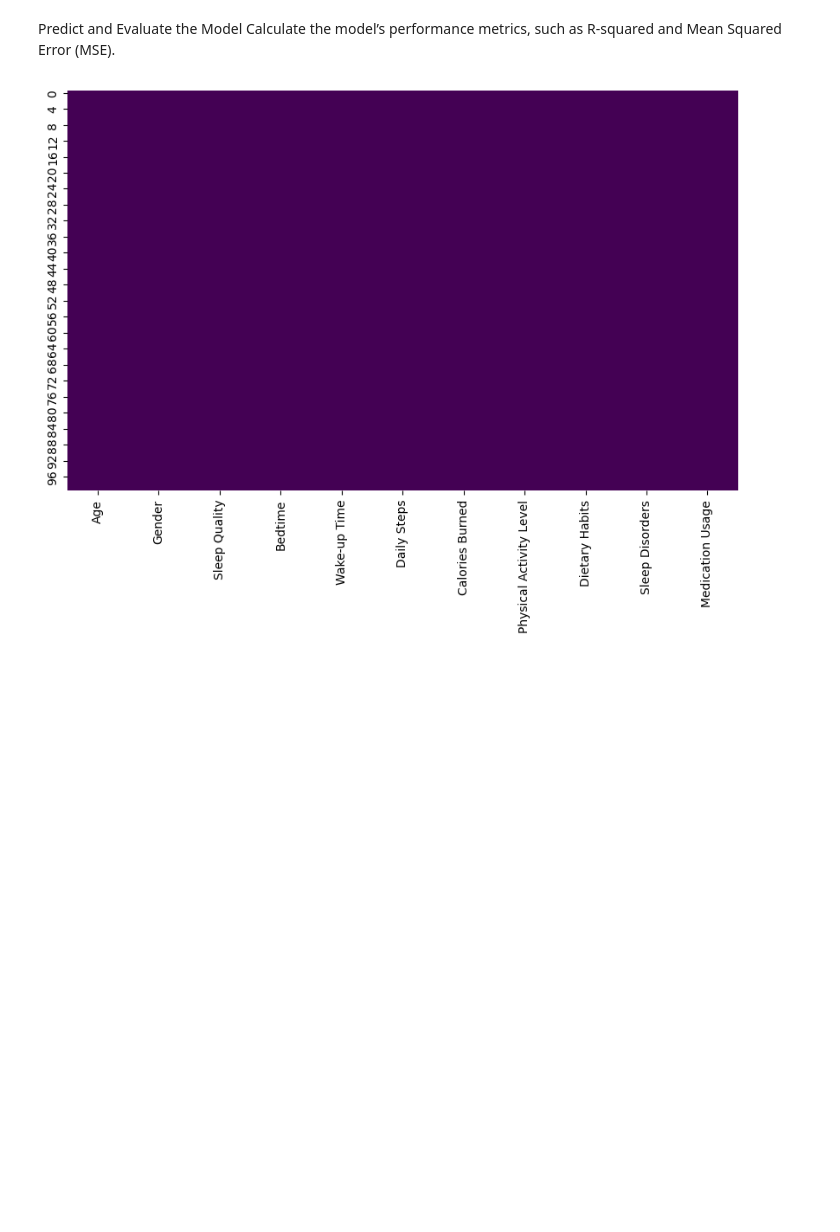
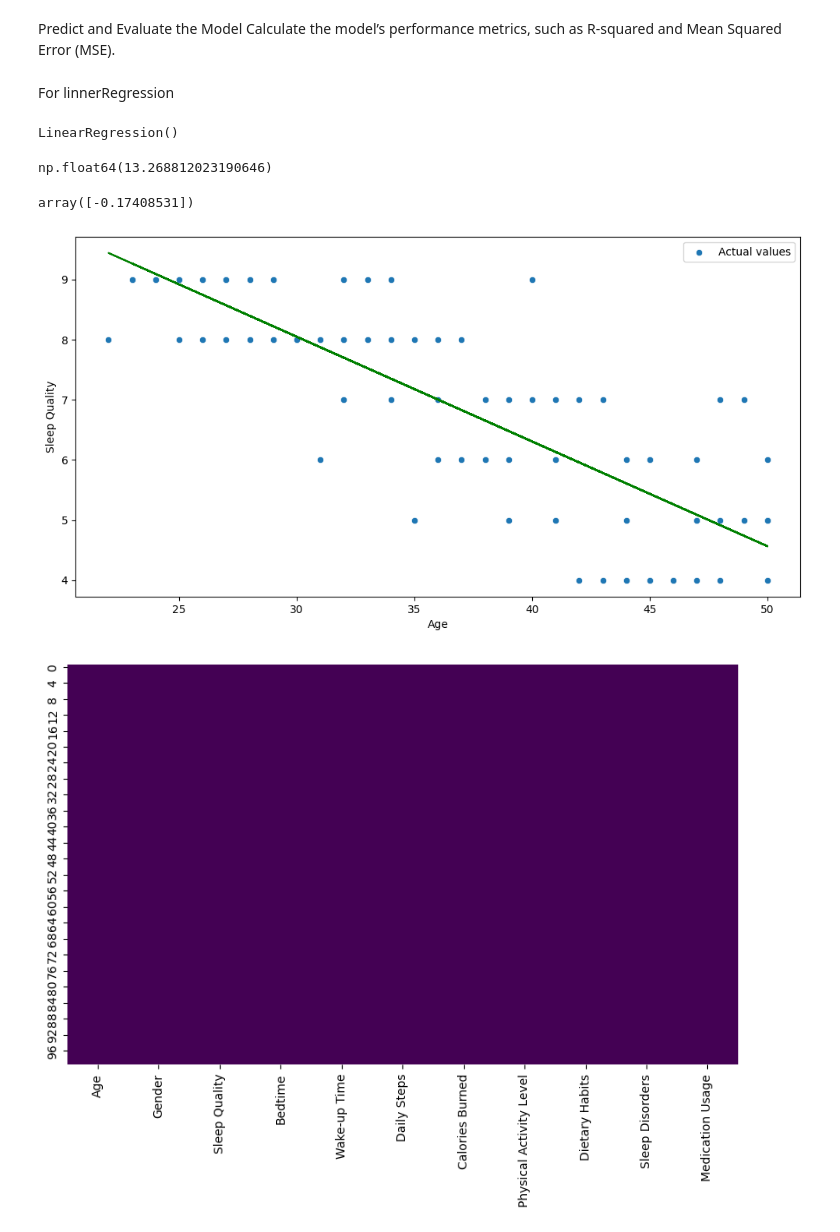
Before and after one commit to Laxman2024/Health-and-sleep-statistics, a Jupyter notebook: sleep.ipynb, the cells around one changed output. Cells and saved outputs as stored; diff of their text form; code cells hidden in the pictures; blank space fills up the shorter version.

Commit message:
Update some code Sleep quality vs age

```diff
--- a/sleep.ipynb
+++ b/sleep.ipynb
@@ -184,6 +174,33 @@ y = data['Sleep Quality']  # Dependent variable
 # %% [markdown]
 Predict and Evaluate the Model
 Calculate the model’s performance metrics, such as R-squared and Mean Squared Error (MSE).
+# %% [markdown]
+For linnerRegression
+# %%
+age_sleep_quality_model = LinearRegression()
+
+X = data[["Age"]]
+y = data ['Sleep Quality']
+age_sleep_quality_model.fit(X,y)
+# %% [output]
+LinearRegression()
+# %%
+age_sleep_quality_model.intercept_
+# %% [output]
+np.float64(13.268812023190646)
+# %%
+age_sleep_quality_model.coef_
+# %% [output]
+array([-0.17408531])
+# %%
+age_sleep_quality_predication = age_sleep_quality_model.predict(X)
+# %%
+plt.figure(figsize = (12,6))
+sns.scatterplot(x = 'Age', y = 'Sleep Quality', data = data, label = 'Actual values')
+plt.plot(X, age_sleep_quality_predication, color = 'green')
+plt.show()
+# %% [output]
+[figure, added]
 # %%
 # Visualize missing values as a heatmap
 plt.figure(figsize=(10, 6))
```
Also changed, not shown: parts of 1 cell of this notebook.
